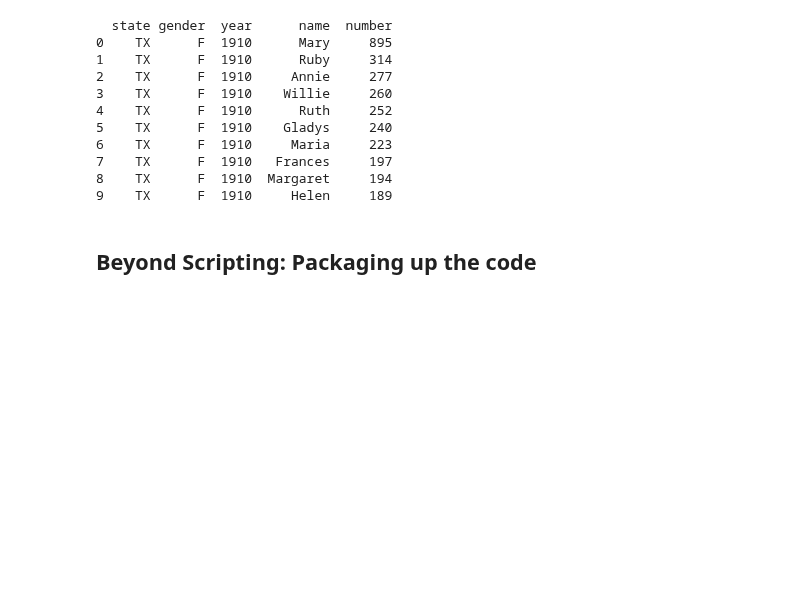
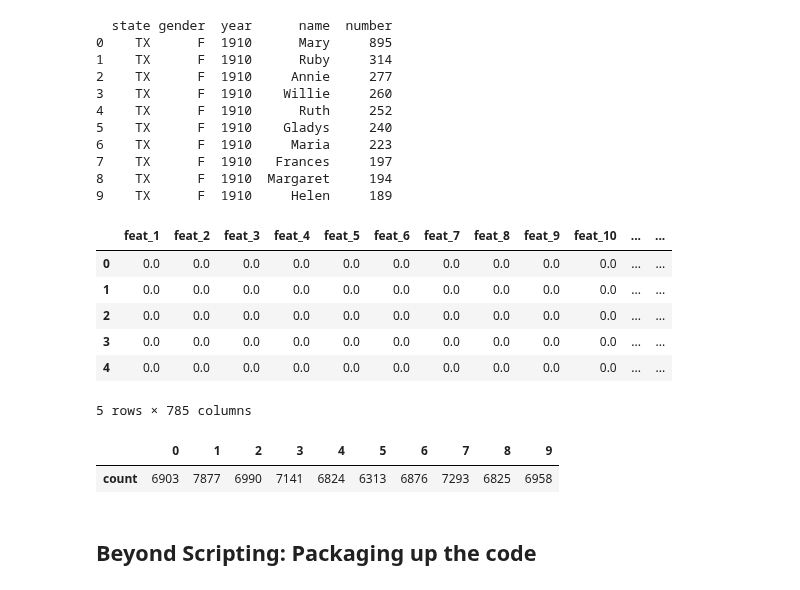
Before and after one commit to tarrade/proj_DL_models_and_pipelines_with_GCP, a Jupyter notebook: notebook/ml_engine_presentation.ipynb, the cells around one changed output. Drawn from its saved outputs; the diff is of its cells as text; code cells hidden in the pictures; blank space fills up the shorter version.

```diff
--- a/notebook/ml_engine_presentation.ipynb
+++ b/notebook/ml_engine_presentation.ipynb
@@ -25,7 +18,7 @@ Changed to New working directory:       /home/enryh/gcp_poc/project
 import yaml
 from pprint import pprint
 with open("config.yaml", "r", encoding = "utf8") as f:
-    config = yaml.load(f)
+    config = yaml.safe_load(f)
 pprint(config)
 # %% [output]
 {'bucket': 'ml-productive-pipeline-53122',
@@ -505,7 +485,7 @@ Picks up  PROXY_HTTPS, REQUESTS_CA_BUNDLE, PROJECT_ID from environment
 from google.cloud import bigquery
 import os
 
-PROJECT_ID = os.environ['PROJECT_ID']
+PROJECT_ID = os.environ['PROJECT']
 print("# Current project in use: {}\n".format(PROJECT_ID))
 client = bigquery.Client(project=PROJECT_ID)
 
@@ -530,6 +510,33 @@ print(df)
 7    TX      F  1910   Frances     197
 8    TX      F  1910  Margaret     194
 9    TX      F  1910     Helen     189
+# %%
+sql = """
+    SELECT *
+    FROM `{project}.test.DATA`
+    LIMIT 15
+""".format(project=PROJECT)
+df = client.query(sql).to_dataframe()
+df.head()
+# %% [output]
+|  | feat_1 | feat_2 | feat_3 | feat_4 | feat_5 | feat_6 | feat_7 | feat_8 | feat_9 | feat_10 | ... | ... |
+| 0 | 0.0 | 0.0 | 0.0 | 0.0 | 0.0 | 0.0 | 0.0 | 0.0 | 0.0 | 0.0 | ... | ... |
+| 1 | 0.0 | 0.0 | 0.0 | 0.0 | 0.0 | 0.0 | 0.0 | 0.0 | 0.0 | 0.0 | ... | ... |
+| 2 | 0.0 | 0.0 | 0.0 | 0.0 | 0.0 | 0.0 | 0.0 | 0.0 | 0.0 | 0.0 | ... | ... |
+| 3 | 0.0 | 0.0 | 0.0 | 0.0 | 0.0 | 0.0 | 0.0 | 0.0 | 0.0 | 0.0 | ... | ... |
+| 4 | 0.0 | 0.0 | 0.0 | 0.0 | 0.0 | 0.0 | 0.0 | 0.0 | 0.0 | 0.0 | ... | ... |
+5 rows × 785 columns
+# %%
+sql = """
+    SELECT COUNT(label) as count
+    FROM `{project}.test.DATA`
+    GROUP BY label
+""".format(project=PROJECT)
+df = client.query(sql).to_dataframe()
+df.transpose()
+# %% [output]
+|  | 0 | 1 | 2 | 3 | 4 | 5 | 6 | 7 | 8 | 9 |
+| count | 6903 | 7877 | 6990 | 7141 | 6824 | 6313 | 6876 | 7293 | 6825 | 6958 |
 # %% [markdown]
 ## Beyond Scripting: Packaging up the code
 # %% [markdown]
```
Also changed, not shown: parts of 5 cells of this notebook, 5 other files.
